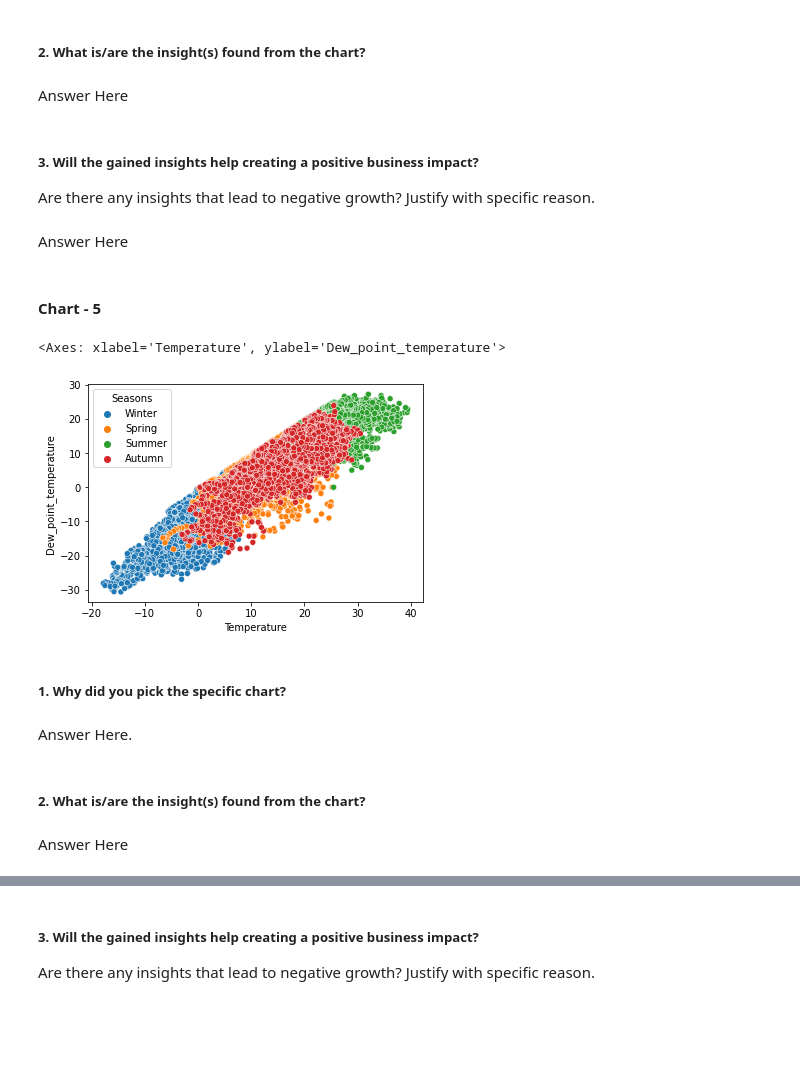
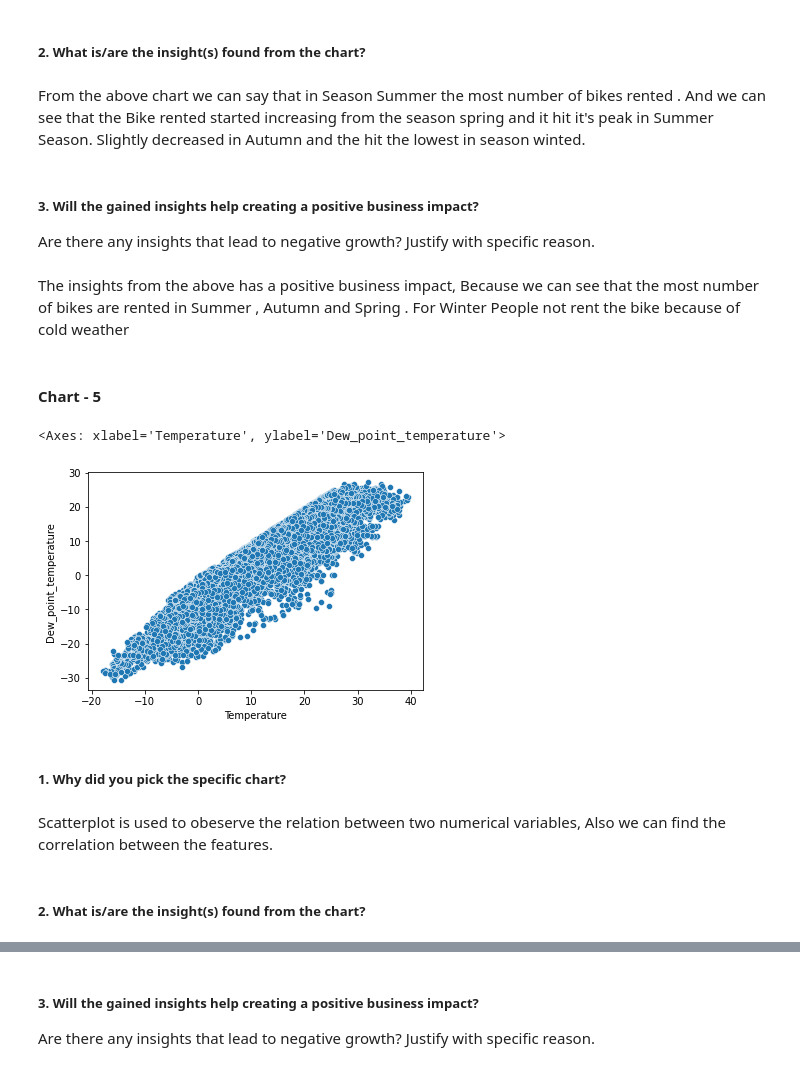
Before and after one commit to PraneethKumar126/ML_Capstone, a Jupyter notebook: ML_Regression_BikeSharing.ipynb, the cells around one changed output, grey strips where cells are left out. Cells and saved outputs as stored; diff of their text form; code cells hidden in the pictures; blank space fills up the shorter version.

```diff
--- a/ML_Regression_BikeSharing.ipynb
+++ b/ML_Regression_BikeSharing.ipynb
@@ -409,26 +437,24 @@ for i in Categorical[1:]:
 Answer Here.
 # %% [markdown]
 ##### 2. What is/are the insight(s) found from the chart?
-# %% [markdown]
-Answer Here
+# %% [markdown]
+From the above chart we can say that in Season Summer the most number of bikes rented . And we can see that the Bike rented started increasing  from the season spring and it hit it's peak in Summer Season. Slightly decreased in Autumn and the hit the lowest in season winted.
 # %% [markdown]
 ##### 3. Will the gained insights help creating a positive business impact?
 Are there any insights that lead to negative growth? Justify with specific reason.
-# %% [markdown]
-Answer Here
+# %% [markdown]
+The insights from the above has a positive business impact, Because we can see that the most number of bikes are rented in Summer , Autumn and Spring . For Winter People not rent the bike because of cold weather
 # %% [markdown]
 #### Chart - 5
 # %%
 # Chart - 5 visualization code
-sns.scatterplot(x=Data['Temperature'],y=Data['Dew_point_temperature'],hue=Data['Seasons'])
+sns.scatterplot(x=Data['Temperature'],y=Data['Dew_point_temperature'])
 # %% [output]
 <Axes: xlabel='Temperature', ylabel='Dew_point_temperature'>
-[figure, old version]
+[figure, new version]
 # %% [markdown]
 ##### 1. Why did you pick the specific chart?
-# %% [markdown]
-Answer Here.
+# %% [markdown]
+Scatterplot is used to obeserve the relation between two numerical variables, Also we can find the correlation between the features.
 # %% [markdown]
 ##### 2. What is/are the insight(s) found from the chart?
-# %% [markdown]
-Answer Here
```
Also changed, not shown: parts of 201 cells of this notebook.
